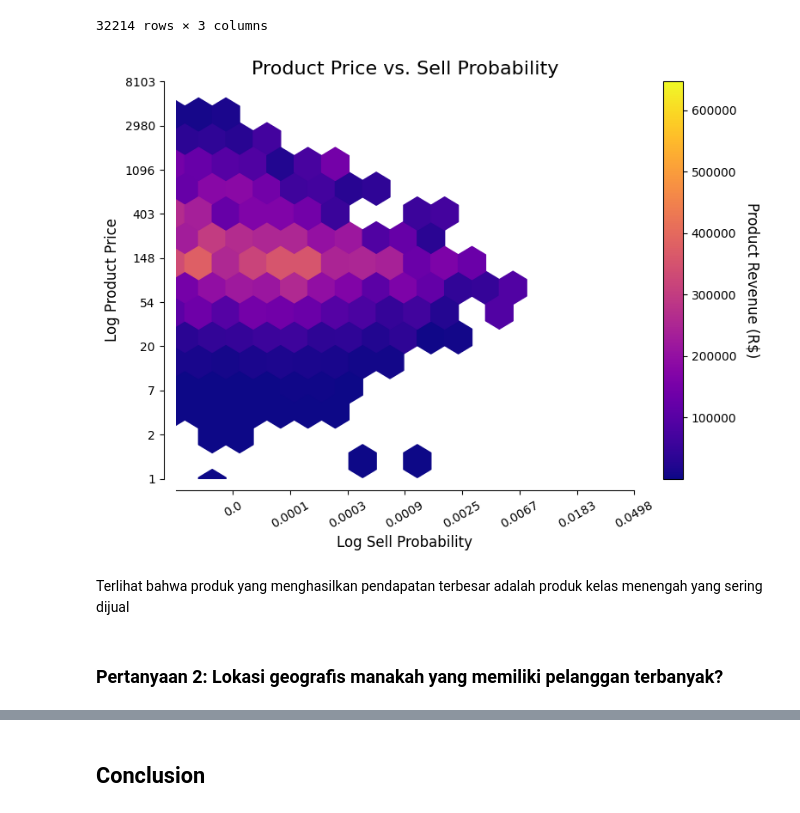
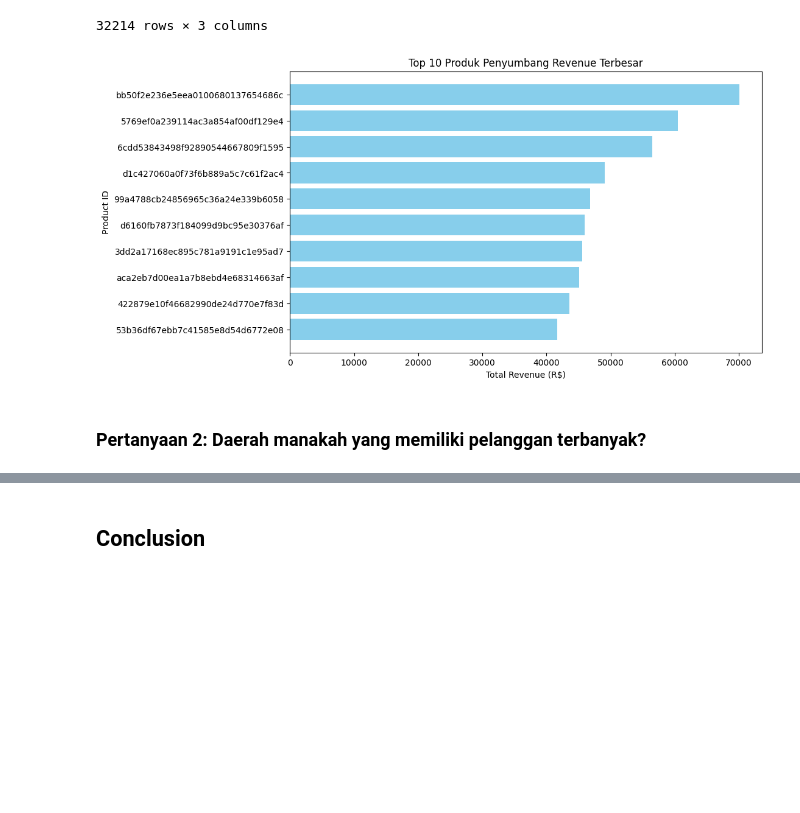
Before and after one commit to halilanisa/Proyek-Belajar-Fundamental-Analisis-Data-Dicoding, a Jupyter notebook: Proyek_Analisis_Data_Notebook.ipynb, the cells around one changed output, grey strips where cells are left out. Saved outputs shown, nothing was run; the diff lists cells and outputs as text; code cells hidden in the pictures; blank space fills up the shorter version.

```diff
--- a/Proyek_Analisis_Data_Notebook.ipynb
+++ b/Proyek_Analisis_Data_Notebook.ipynb
@@ -928,51 +948,21 @@ product_revenue.sort_values(by='total', ascending=False)
 | 310dc32058903b6416c71faff132df9e | 0.000008 | 2.290000 | 2.290000 |
 | 46fce52cef5caa7cc225a5531c946c8b | 0.000008 | 2.200000 | 2.200000 |
 32214 rows × 3 columns
-# %%
-def custom_plot(ax, spines):
-    for loc, spine in ax.spines.items():
-        if loc in spines:
-            spine.set_position(('outward', 10))
-        else:
-            spine.set_color('none')
-    ax.xaxis.set_ticks_position('bottom')
-    ax.yaxis.set_ticks_position('left')
-
-x = np.log(product_revenue.sell_probability)
-y = np.log(product_revenue.price)
-
-fig, ax = plt.subplots(figsize=(8, 6))
-custom_plot(ax, ['bottom', 'left'])
-
-plt.title('Product Price vs. Sell Probability', fontsize=16)
-plt.xlabel('Log Sell Probability', fontsize=12)
-plt.ylabel('Log Product Price', fontsize=12)
-
-plt.xlim(-11, -3)
-plt.ylim(0, 9)
-plt.yticks(range(10), [int(np.exp(i)) for i in range(10)], fontsize=10)
-plt.xticks(range(-10, -2), [round(np.exp(i), 4) for i in range(-10, -2)], fontsize=10, rotation=30)
-
-hb = ax.hexbin(
-    x, y,
-    gridsize=14,
-    C=product_revenue.total,
-    reduce_C_function=np.sum,
-    cmap='plasma'
-)
-
-cb = fig.colorbar(hb, ax=ax)
-cb.set_label('Product Revenue (R$)', rotation=270, labelpad=20, fontsize=12)
-
-plt.tight_layout()
-plt.savefig('/content/drive/MyDrive/Kuliah/E-Commerce Public Dataset/product_probability_sum_custom.png', dpi=300)
-plt.show()
-# %% [output]
-[figure, removed]
-# %% [markdown]
-Terlihat bahwa produk yang menghasilkan pendapatan terbesar adalah produk kelas menengah yang sering dijual
+# %%
+top10_products = product_revenue.sort_values(by='total', ascending=False).head(10)
+
+plt.figure(figsize=(10,6))
+plt.barh(top10_products.index.astype(str), top10_products['total'], color='skyblue')
+plt.xlabel("Total Revenue (R$)")
+plt.ylabel("Product ID")
+plt.title("Top 10 Produk Penyumbang Revenue Terbesar")
+plt.gca().invert_yaxis()
+plt.savefig("/content/drive/MyDrive/Kuliah/E-Commerce Public Dataset/top10_products_revenue.png", dpi=300)
+plt.show()
+# %% [output]
+[figure, added]
 # %% [markdown]
-### Pertanyaan 2: Lokasi geografis manakah yang memiliki pelanggan terbanyak?
+### Pertanyaan 2: Daerah manakah yang memiliki pelanggan terbanyak?
 # %%
 # Hitung jumlah state unik per kode pos
 other_state_geolocation = data['geolocation'].groupby('geolocation_zip_code_prefix')['geolocation_state'] \
```
Also changed, not shown: parts of 17 cells of this notebook.
